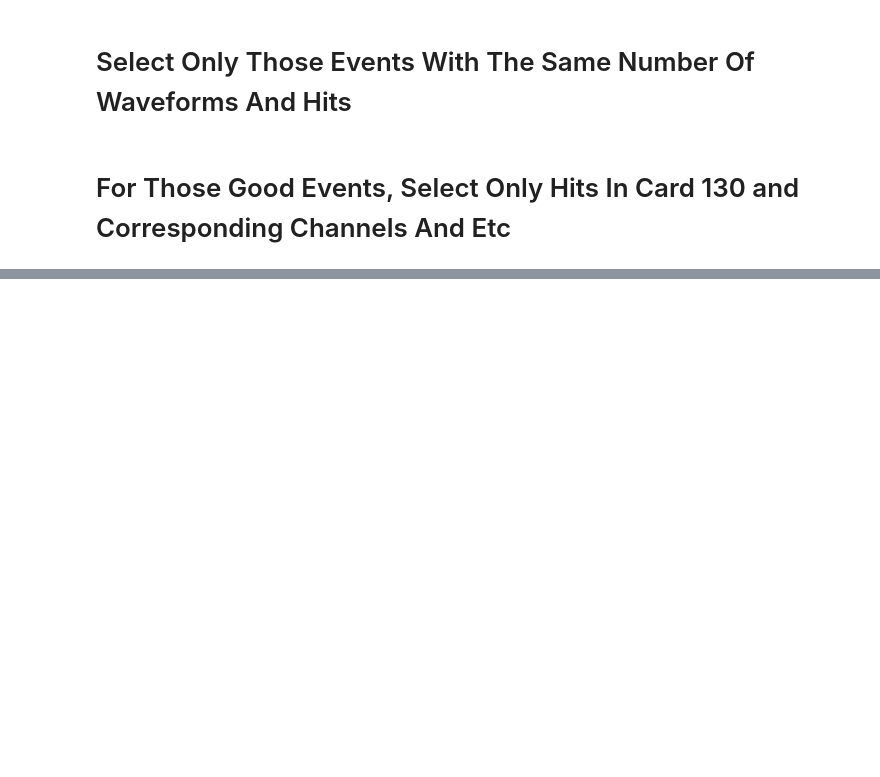
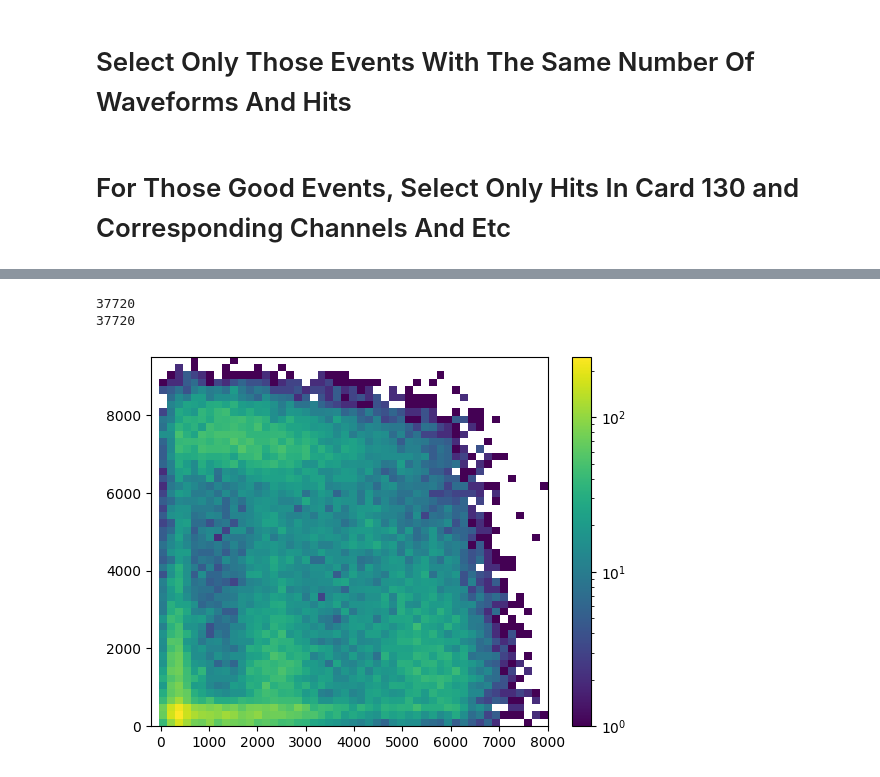
Before and after one commit to elenaramos44/WCTE_BRB_Data_Analysis, a Jupyter notebook: brb_vme_data_checks.ipynb, the cells around one changed output, grey strips where cells are left out. Saved outputs shown, nothing was run; the diff lists cells and outputs as text; code cells hidden in the pictures; blank space fills up the shorter version.

```diff
--- a/brb_vme_data_checks.ipynb
+++ b/brb_vme_data_checks.ipynb
@@ -79,10 +79,9 @@ def selectec_good_events(part_file):
     for ievt in range(nevents):
         numHits = len(file_hit_card_ids[ievt])
         numWave = len(file_waveform_card_ids[ievt])
-        if numHits == numWave:
+        if numHits == numWave and numHits != 0:
             good_events.append(ievt)
 
-    print(f"{len(good_events)/nevents*100:.0f}% of the events are good events")
 
     return good_events, file_hit_card_ids, file_hit_channel_ids, file_hit_charges, file_hit_times, file_waveform_card_ids
 # %%
@@ -142,13 +136,16 @@ good_events, *files = selectec_good_events(part)
 # %%
-# ACT3
+part = 1
+good_events, *files = selectec_good_events(part)
+
+# ACT3 and ACT4
 file_hit_charges_ACT3L, file_hit_charges_ACT3R = select_charges_for_beam_monitor(good_events, files, 130, [7,8], False)
 file_hit_charges_ACT4L, file_hit_charges_ACT4R = select_charges_for_beam_monitor(good_events, files, 130, [9,10], False)
 
 # T1
-file_hit_charges_T10L, file_hit_charges_T10R = select_charges_for_beam_monitor(good_events, files, 130, [13,14], False)
-file_hit_charges_T11L, file_hit_charges_T11R = select_charges_for_beam_monitor(good_events, files, 130, [15,16], False)
+file_hit_charges_T10L, file_hit_charges_T10R = select_charges_for_beam_monitor(good_events, files, 130, [13,14], False, "time")
+file_hit_charges_T11L, file_hit_charges_T11R = select_charges_for_beam_monitor(good_events, files, 130, [15,16], False, "time")
 
 # T0
-file_hit_charges_T00L, file_hit_charges_T00R = select_charges_for_beam_monitor(good_events, files, 130, [12,13], False, "time")
-file_hit_charges_T01L, file_hit_charges_T01R = select_charges_for_beam_monitor(good_events, files, 130, [14,15], False, "time")
+file_hit_charges_T00L, file_hit_charges_T00R = select_charges_for_beam_monitor(good_events, files, 131, [12,13], False, "time")
+file_hit_charges_T01L, file_hit_charges_T01R = select_charges_for_beam_monitor(good_events, files, 131, [14,15], False, "time")
 # %%
@@ -190,0 +219,17 @@ plt.hist(file_hit_charges_ACT3R, alpha=0.4);
+# %%
+ACT3L_charge = ak.flatten(ACT3L_charge)
+ACT3R_charge = ak.flatten(ACT3R_charge)
+# %%
+ACT3L_charge = np.asarray(ACT3L_charge)
+ACT3R_charge = np.asarray(ACT3R_charge)
+# %%
+print(len(ACT3L_charge))
+print(len(ACT3R_charge))
+# %% [output]
+37720
+37720
+# %%
+h = plt.hist2d(ACT3L_charge, ACT3R_charge, bins=(50, 50), norm="log", range=((-200, 8000), (0, 9500)));
+plt.colorbar(h[3]);
+# %% [output]
+[figure, added]
```
Also changed, not shown: parts of 5 cells of this notebook.
